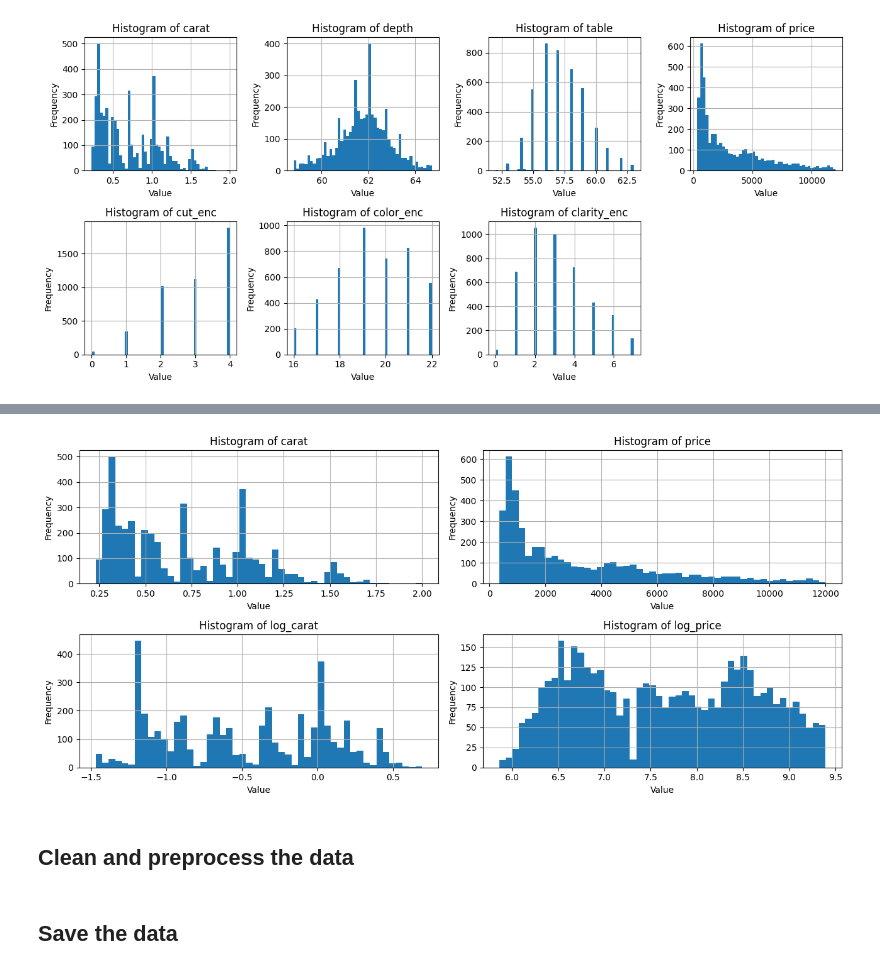
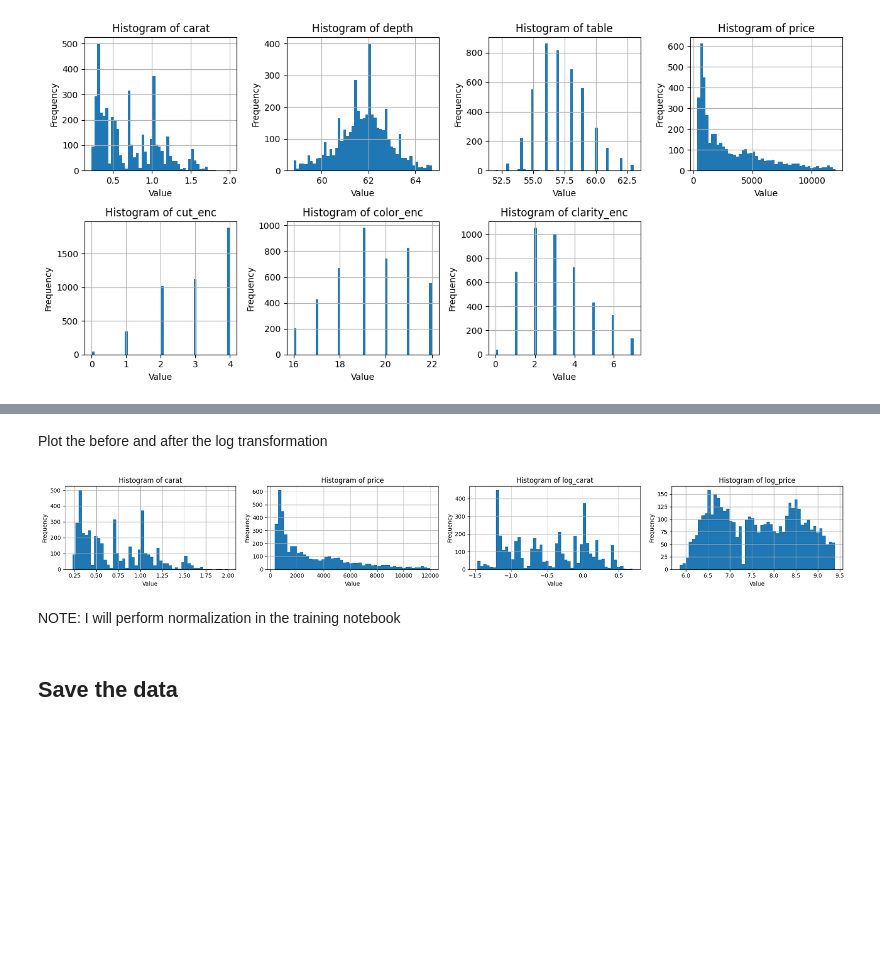
Before and after one commit to matildao-pane/xtream-ai-assignment-engineer, a Jupyter notebook: challenge_1/Data_exploration.ipynb, the cells around one changed output, grey strips where cells are left out. Cells and saved outputs as stored; diff of their text form; code cells hidden in the pictures; blank space fills up the shorter version.

```diff
--- a/challenge_1/Data_exploration.ipynb
+++ b/challenge_1/Data_exploration.ipynb
@@ -255,0 +251,12 @@ len(clean_diamonds_df)
+# %%
+plt.figure(figsize=(20, 4))
+for i, feature in enumerate(categorical_features):
+    plt.subplot(2, 4, i + 1)
+    sns.countplot(data=clean_diamonds_df, x=feature)
+    plt.title(f'{feature}')
+    plt.xlabel('Value')
+    plt.ylabel('Count')
+    plt.grid(True)
+
+plt.tight_layout()
+plt.show()
@@ -407,9 +415,9 @@ reduced_diamonds_df
 4988 rows × 7 columns
 # %%
  # Calculate Q1, Q3, and IQR for each feature  FALLO SOLO PER NUMERICAL
-
-Q1 = reduced_diamonds_df.quantile(0.25)
-Q3 = reduced_diamonds_df.quantile(0.75)
+selected_features = ['carat','depth','table','price']
+Q1 = reduced_diamonds_df[selected_features].quantile(0.25)
+Q3 = reduced_diamonds_df[selected_features].quantile(0.75)
 IQR = Q3 - Q1
 
 # Calculate lower and upper limits for each feature
@@ -417,7 +425,7 @@ lower_limit = Q1 - 1.5 * IQR
 upper_limit = Q3 + 1.5 * IQR
 
 # Remove outliers
-df_no_outliers = reduced_diamonds_df[~((reduced_diamonds_df < lower_limit).any(axis=1) | (reduced_diamonds_df > upper_limit).any(axis=1))]
+df_no_outliers = reduced_diamonds_df[~((reduced_diamonds_df[selected_features] < lower_limit).any(axis=1) | (reduced_diamonds_df[selected_features] > upper_limit).any(axis=1))]
 
 print(df_no_outliers)
 # %% [output]
@@ -469,5 +477,4 @@ Since the price distribution and carat are left skewed I want to make it more no
 # %%
 # Applying a log transformation to the target variable (price) to improve normality
-
-df_no_outliers['log_price'] = np.log(df_no_outliers['price'])
-df_no_outliers['log_carat'] = np.log(df_no_outliers['carat'])
+df_no_outliers.loc[:, 'log_price'] = np.log(df_no_outliers['price'])
+df_no_outliers.loc[:, 'log_carat'] = np.log(df_no_outliers['carat'])
@@ -485,20 +481,21 @@ See the caveats in the documentation: https://pandas.pydata.org/pandas-docs/stab
+# %% [markdown]
+Plot the before and after the log transformation
 # %%
 # histograms for numerical features
 
-plt.figure(figsize=(13, 6))
+plt.figure(figsize=(20, 3))
 for i, feature in enumerate(['carat','price','log_carat','log_price']):
-    plt.subplot(2,2, i +1)
+    plt.subplot(1,4, i +1)
     df_no_outliers[feature].plot(kind='hist', title=f'Histogram of {feature}', bins=50)
     plt.xlabel('Value')
     plt.ylabel('Frequency')
     plt.grid(True)
 
 plt.tight_layout()
 plt.show()
 # %% [output]
-[figure, old version]
+[figure, new version]
-# %% [markdown]
-
-## Clean and preprocess the data
+# %% [markdown]
+NOTE: I will perform normalization in the training notebook
 # %% [markdown]
 ## Save the data
```
Also changed, not shown: parts of 14 cells of this notebook, 1 other file.
